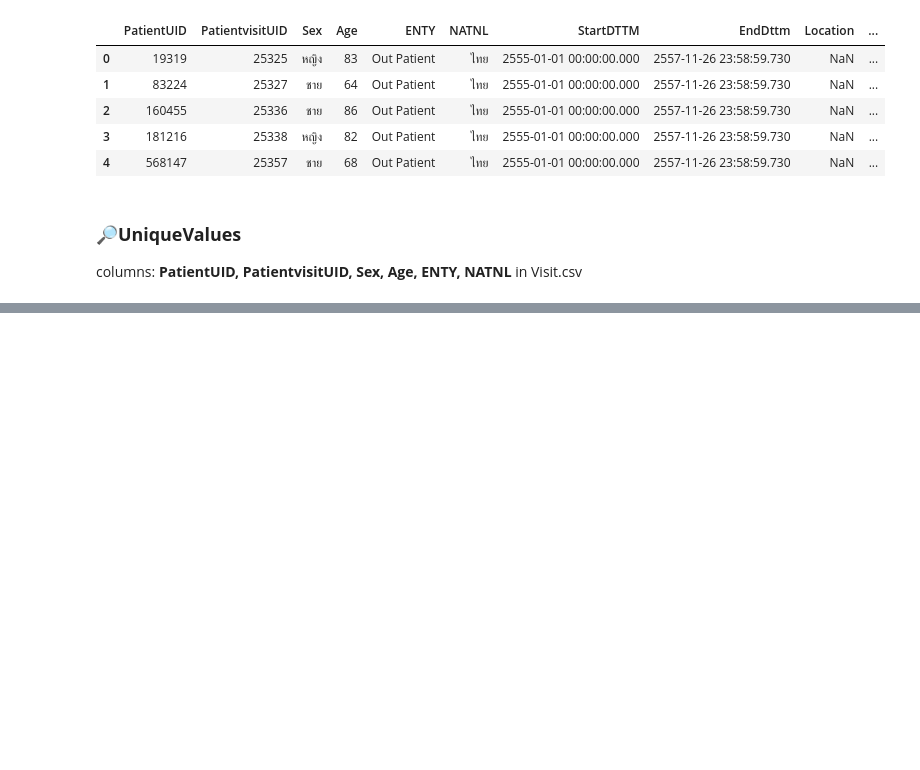
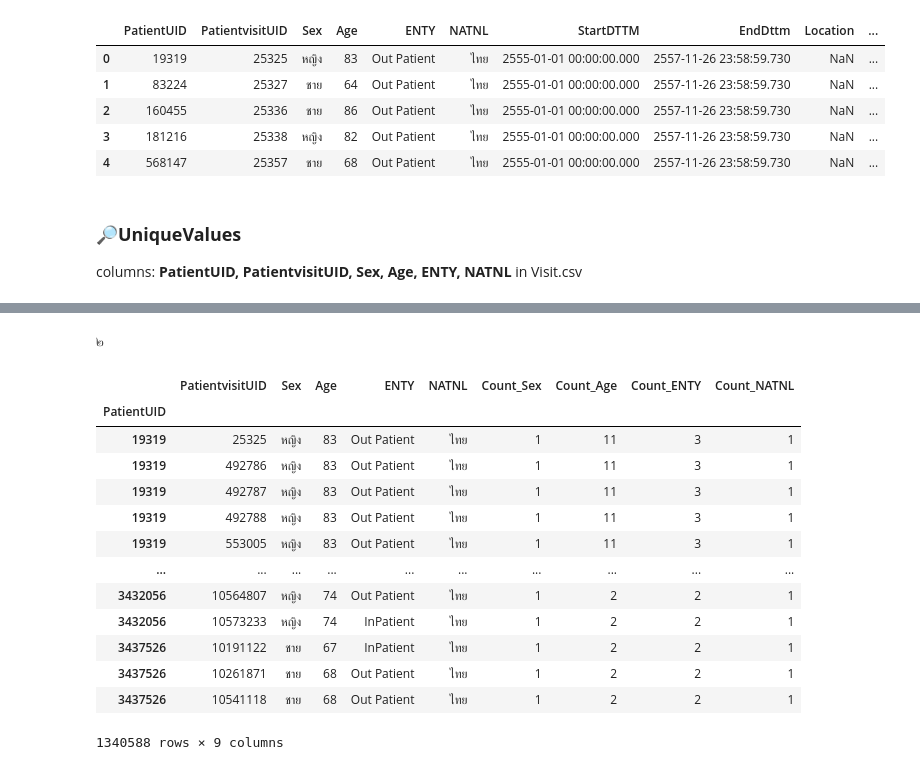
Before and after one commit to Aomaphisara/Project, a Jupyter notebook: CountUniqueValues.ipynb, the cells around one changed output, grey strips where cells are left out. Drawn from its saved outputs; the diff is of its cells as text; code cells hidden in the pictures; blank space fills up the shorter version.

```diff
--- a/CountUniqueValues.ipynb
+++ b/CountUniqueValues.ipynb
@@ -469,0 +372,2 @@ visit_merged_df
+# %% [markdown]
+๒
@@ -469,0 +390,17 @@ visit_merged_df
+# %%
+visit_count
+# %% [output]
+|  | PatientvisitUID | Sex | Age | ENTY | NATNL | Count_Sex | Count_Age | Count_ENTY | Count_NATNL |
+| PatientUID |  |  |  |  |  |  |  |  |  |
+| 19319 | 25325 | หญิง | 83 | Out Patient | ไทย | 1 | 11 | 3 | 1 |
+| 19319 | 492786 | หญิง | 83 | Out Patient | ไทย | 1 | 11 | 3 | 1 |
+| 19319 | 492787 | หญิง | 83 | Out Patient | ไทย | 1 | 11 | 3 | 1 |
+| 19319 | 492788 | หญิง | 83 | Out Patient | ไทย | 1 | 11 | 3 | 1 |
+| 19319 | 553005 | หญิง | 83 | Out Patient | ไทย | 1 | 11 | 3 | 1 |
+| ... | ... | ... | ... | ... | ... | ... | ... | ... | ... |
+| 3432056 | 10564807 | หญิง | 74 | Out Patient | ไทย | 1 | 2 | 2 | 1 |
+| 3432056 | 10573233 | หญิง | 74 | InPatient | ไทย | 1 | 2 | 2 | 1 |
+| 3437526 | 10191122 | ชาย | 67 | InPatient | ไทย | 1 | 2 | 2 | 1 |
+| 3437526 | 10261871 | ชาย | 68 | Out Patient | ไทย | 1 | 2 | 2 | 1 |
+| 3437526 | 10541118 | ชาย | 68 | Out Patient | ไทย | 1 | 2 | 2 | 1 |
+1340588 rows × 9 columns
```
Also changed, not shown: parts of 36 cells of this notebook.
